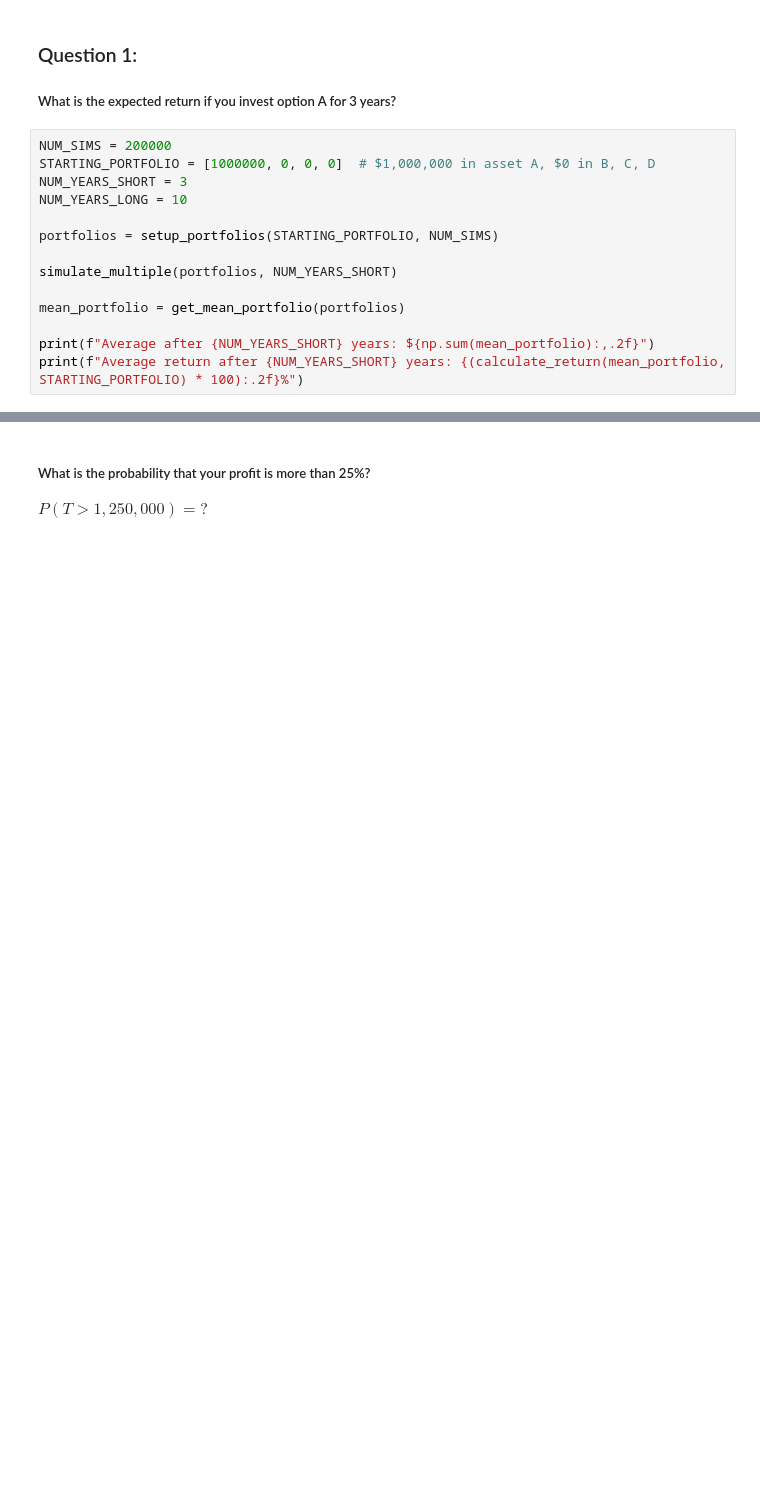
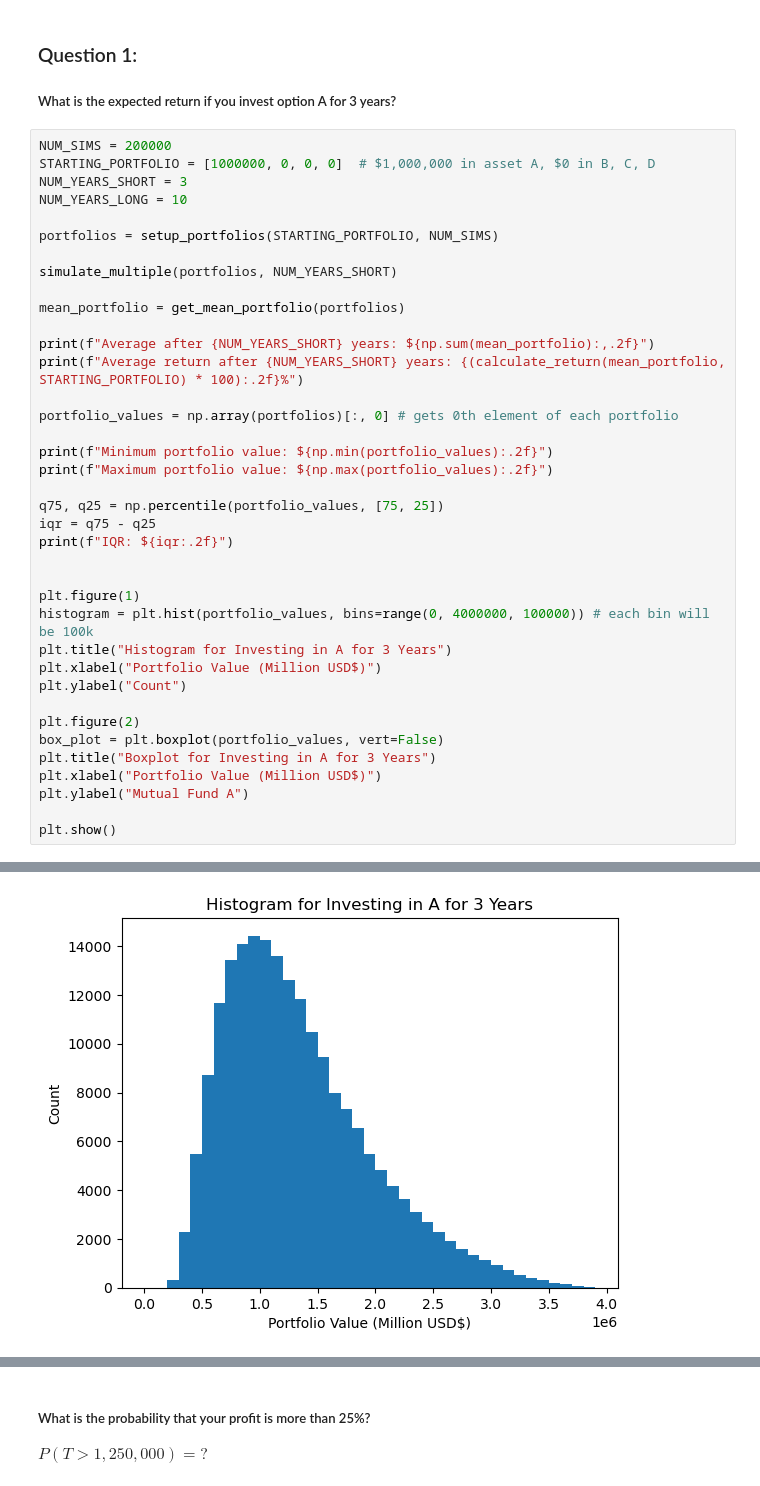
Before and after one commit to myin27/OR442-Term-Project, a Jupyter notebook: project.ipynb, the cells around one changed output, grey strips where cells are left out. Saved outputs shown, nothing was run; the diff lists cells and outputs as text; blank space fills up the shorter version.

Commit message:
Add histogram and boxplot for Q1

```diff
--- a/project.ipynb
+++ b/project.ipynb
@@ -65,4 +66,28 @@ mean_portfolio = get_mean_portfolio(portfolios)
 
 print(f"Average after {NUM_YEARS_SHORT} years: ${np.sum(mean_portfolio):,.2f}")
 print(f"Average return after {NUM_YEARS_SHORT} years: {(calculate_return(mean_portfolio, STARTING_PORTFOLIO) * 100):.2f}%")
+
+portfolio_values = np.array(portfolios)[:, 0] # gets 0th element of each portfolio
+
+print(f"Minimum portfolio value: ${np.min(portfolio_values):.2f}")
+print(f"Maximum portfolio value: ${np.max(portfolio_values):.2f}")
+
+q75, q25 = np.percentile(portfolio_values, [75, 25])
+iqr = q75 - q25
+print(f"IQR: ${iqr:.2f}")
+
+
+plt.figure(1)
+histogram = plt.hist(portfolio_values, bins=range(0, 4000000, 100000)) # each bin will be 100k
+plt.title("Histogram for Investing in A for 3 Years")
+plt.xlabel("Portfolio Value (Million USD$)")
+plt.ylabel("Count")
+
+plt.figure(2)
+box_plot = plt.boxplot(portfolio_values, vert=False)
+plt.title("Boxplot for Investing in A for 3 Years")
+plt.xlabel("Portfolio Value (Million USD$)")
+plt.ylabel("Mutual Fund A")
+
+plt.show()
 # %% [output]
@@ -70,0 +99 @@ Average return after 3 years: 32.96%
+[figure, added]
```
Also changed, not shown: parts of 3 cells of this notebook.
